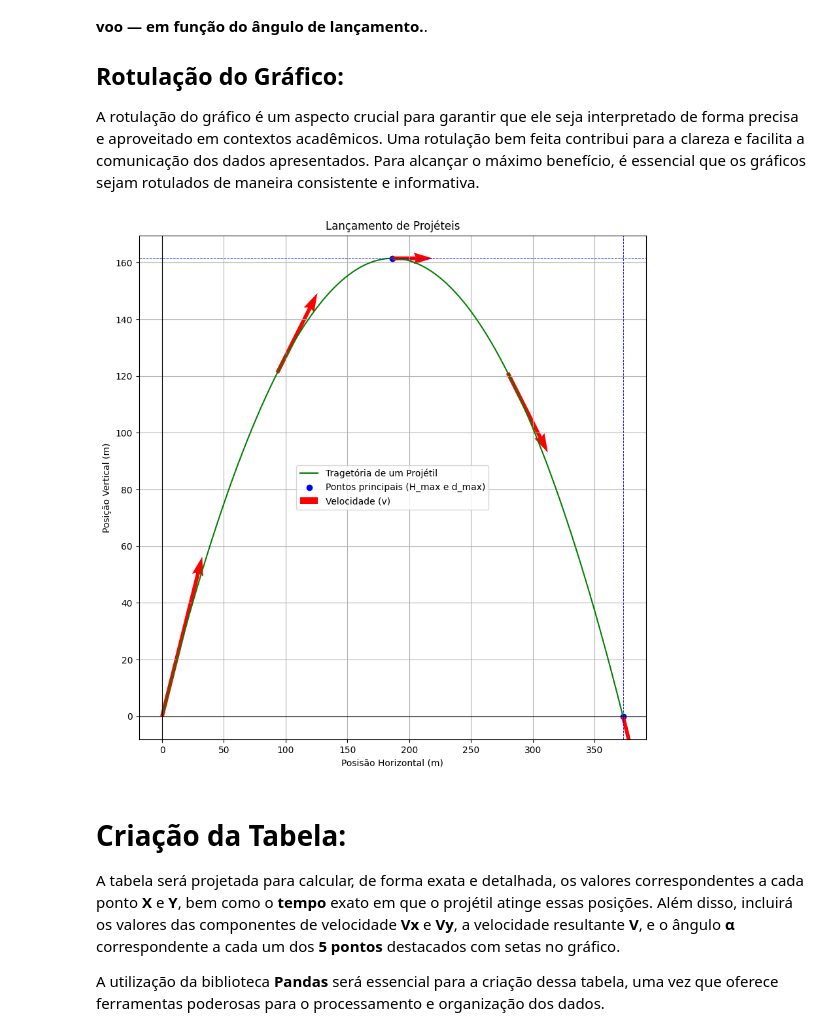
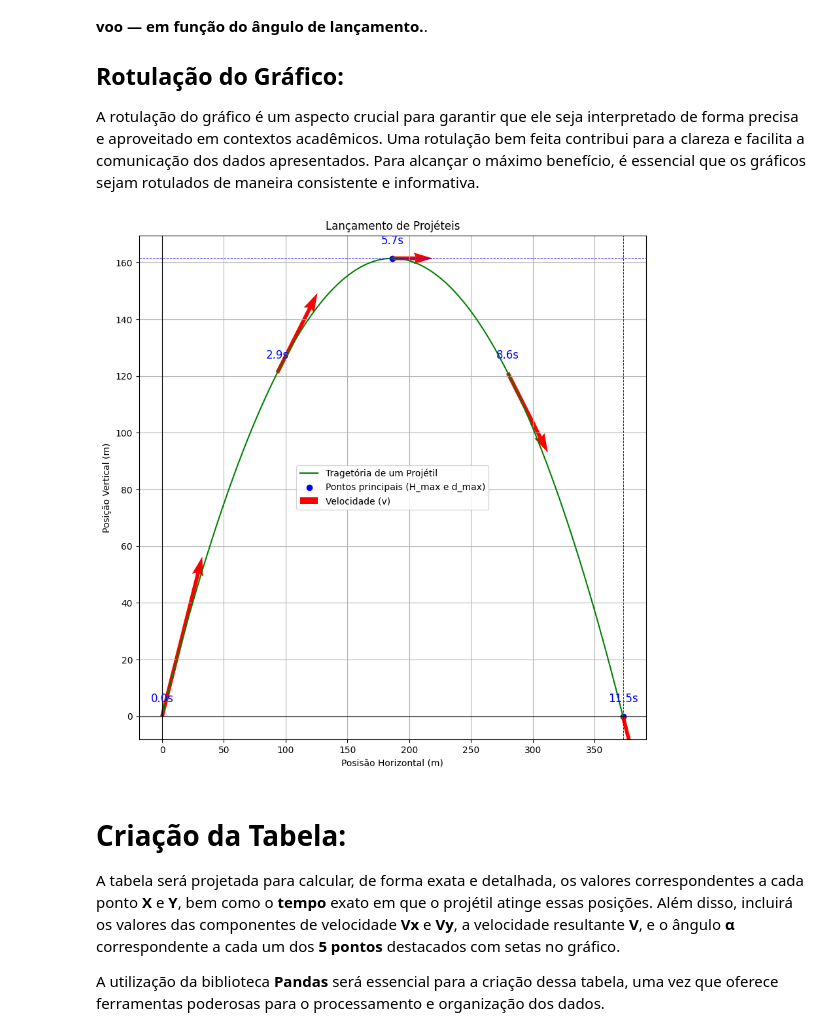
Before and after one commit to JaoVicy/lancamento_projetil_python, a Jupyter notebook: lan-amento-de-proj-teis-v2.ipynb, the cells around one changed output. Saved outputs shown, nothing was run; the diff lists cells and outputs as text; code cells hidden in the pictures.

```diff
--- a/lan-amento-de-proj-teis-v2.ipynb
+++ b/lan-amento-de-proj-teis-v2.ipynb
@@ -117,34 +117,45 @@ A rotulação do gráfico é um aspecto crucial para garantir que ele seja inter
 plt.figure(figsize = (10, 10))
 plt.plot(x_values, y_values, label = "Tragetória de um Projétil", color = "green")
 
 # Marcações de H_max e d_max:
 plt.scatter([d_maxima / 2, d_maxima], [h_maxima, 0], color="blue", label="Pontos principais (H_max e d_max)")
 plt.axhline(h_maxima, color = "blue", linestyle = "--", linewidth = 0.7)
 plt.axvline(d_maxima, color = "blue", linestyle = "--", linewidth = 0.7)
 
 # Vetores de Velocidade:
 for i in range(len(pontos_tempo)):
     if i == 0:  # Coloca a legenda apenas no primeiro vetor de velocidade
         label = "Velocidade (v)"
     else:
         label = ""  # Não coloca legenda nos outros vetores de velocidade
 
     plt.quiver(
         pontos_x[i], pontos_y[i], velocidades_vx[i], velocidades_vy[i],
         angles="xy", scale_units="xy", scale=1, color="red", label=label
     )
 
+# Pontos de tempo
+for i, t in enumerate(pontos_tempo):
+    plt.text(
+        pontos_x[i],  # Coordenada X do texto
+        pontos_y[i] + 5,  # Coordenada Y do texto, ajustada para não sobrepor o ponto
+        f"{t:.1f}s",  # Texto exibido com 1 casa decimal
+        fontsize=12,  # Tamanho da fonte
+        color="blue",  # Cor do texto
+        ha="center"  # Centraliza o texto sobre o ponto
+    )
+
 plt.title("Lançamento de Projéteis")
 plt.xlabel("Posisão Horizontal (m)")
 plt.ylabel("Posição Vertical (m)")
 plt.axhline(0, color = "black", linewidth = 0.8)
 plt.axvline(0, color = "black", linewidth = 0.8)
 plt.legend()
 plt.grid()
 
 plt.show()
 # %% [output]
-[figure, old version]
+[figure, new version]
 # %% [markdown]
 # Criação da Tabela:
 A tabela será projetada para calcular, de forma exata e detalhada, os valores correspondentes a cada ponto **X** e **Y**, bem como o **tempo** exato em que o projétil atinge essas posições. Além disso, incluirá os valores das componentes de velocidade **Vx** e **Vy**, a velocidade resultante **V**, e o ângulo **α** correspondente a cada um dos **5 pontos** destacados com setas no gráfico.
```
Also changed, not shown: parts of 3 cells of this notebook.
